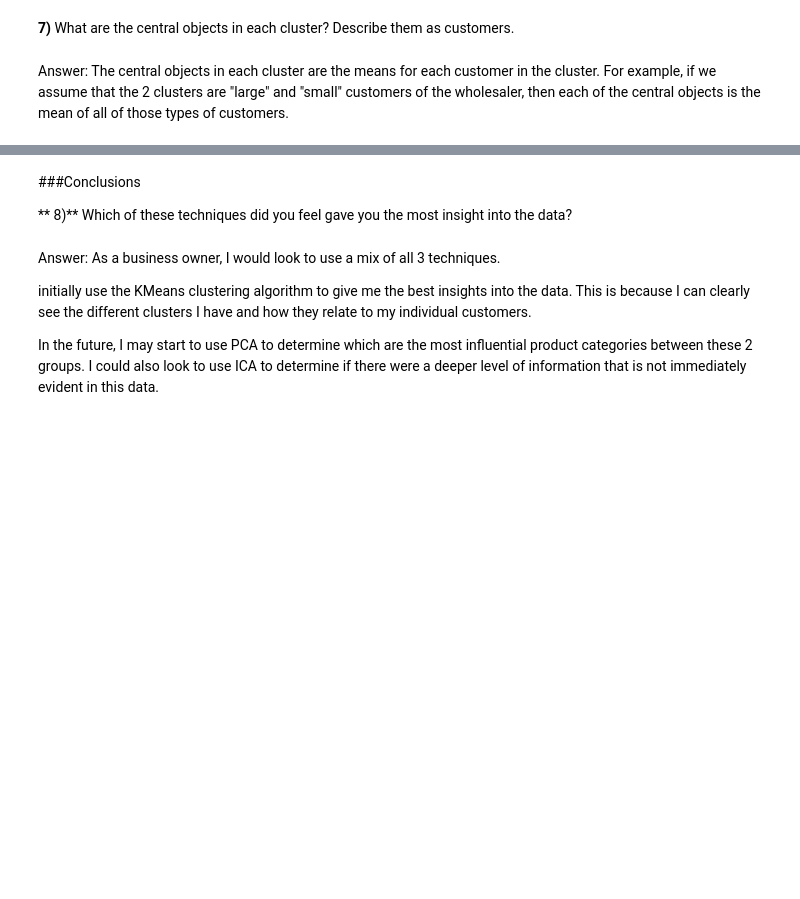
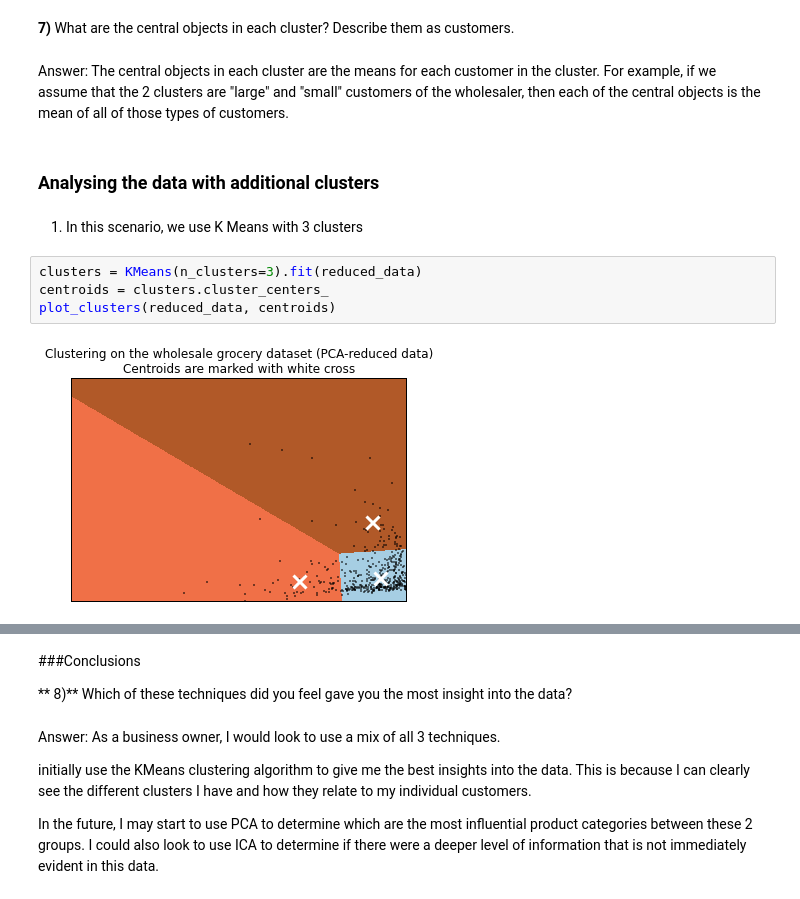
Before and after one commit to markstrefford/P3---Customer-Segments, a Jupyter notebook: customer_segments.ipynb, the cells around one changed output, grey strips where cells are left out. Cells and saved outputs as stored; diff of their text form; blank space fills up the shorter version.

```diff
--- a/customer_segments.ipynb
+++ b/customer_segments.ipynb
@@ -214,3 +257,13 @@ plt.show()
 **7)** What are the central objects in each cluster? Describe them as customers.
 # %% [markdown]
 Answer: The central objects in each cluster are the means for each customer in the cluster.  For example, if we assume that the 2 clusters are "large" and "small" customers of the wholesaler, then each of the central objects is the mean of all of those types of customers.
+# %% [markdown]
+### Analysing the data with additional clusters
+# %% [markdown]
+1) In this scenario, we use K Means with 3 clusters
+# %%
+clusters = KMeans(n_clusters=3).fit(reduced_data)
+centroids = clusters.cluster_centers_
+plot_clusters(reduced_data, centroids)
+# %% [output]
+[figure, added]
```
Also changed, not shown: parts of 15 cells of this notebook.
